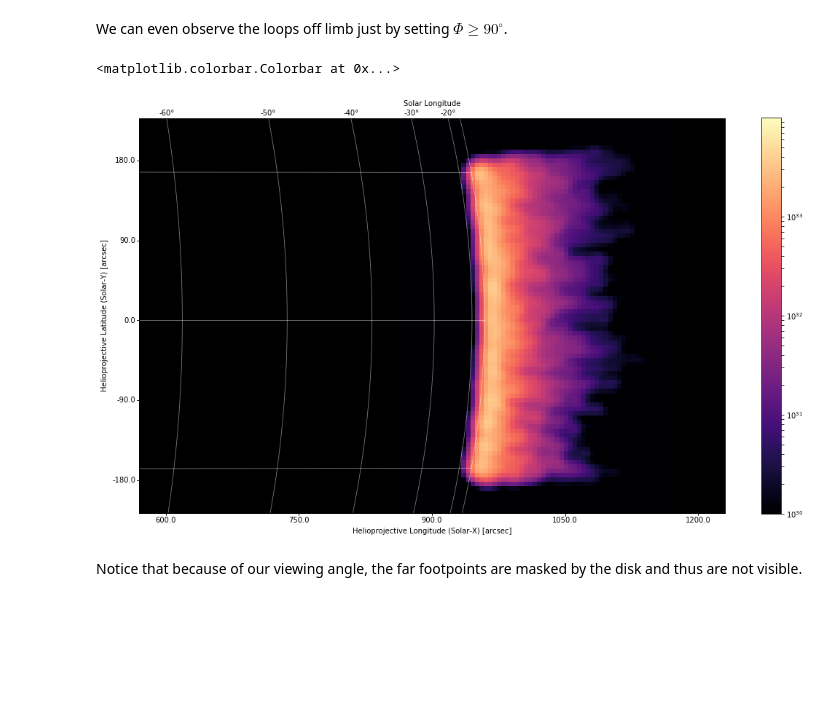
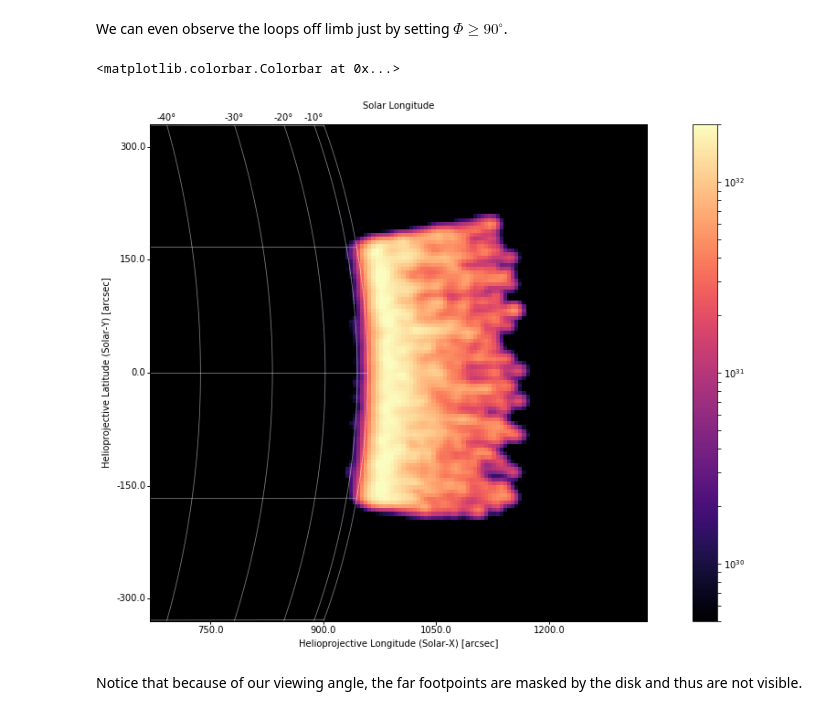
Before and after one commit to sunpy/sunpy.org, a Jupyter notebook: posts/2018/2018-07-21-coronal-loop-coordinates.ipynb, the cells around one changed output. Cells and saved outputs as stored; diff of their text form; code cells hidden in the pictures; blank space fills up the shorter version.

```diff
--- a/posts/2018/2018-07-21-coronal-loop-coordinates.ipynb
+++ b/posts/2018/2018-07-21-coronal-loop-coordinates.ipynb
@@ -256,10 +260,11 @@ def loop_arcade(n_loops, length_min=10*u.Mm, length_max=100*u.Mm, theta_min=-10*
     loops = [semi_circular_loop(l,theta0=th,) for l,th in zip(lengths,thetas)]
     # Get densities
     ## Choose heating rate, get T from RTV scaling laws
-    E = 5e-4*u.erg/(u.cm**3)/u.s
-    T = (1.83e3)*((5.09e4)**(-2/7))*E.value*(lengths.to(u.cm).value)**(2/21) * u.MK
-    density = np.hstack([isothermal_density(loop, length, T=t)
+    E = 1e-4*u.erg/(u.cm**3)/u.s
+    T = (1.83e3)*(E.value/5.09e4*(lengths.to(u.cm).value**2))**(2/7) * u.K
+    density = np.hstack([isothermal_density(loop, length, T=t.to(u.MK),n0=1e11/(u.cm**3))
                          for loop,length,t in zip(loops,lengths,T)])
+    density = u.Quantity(density.value,'cm^-3')
     # Stack coordinates
     lon = u.Quantity(np.hstack([l.lon.value for l in loops]),loops[0].lon.unit)
     lat = u.Quantity(np.hstack([l.lat.value for l in loops]),loops[0].lat.unit)
@@ -268,7 +273,7 @@ def loop_arcade(n_loops, length_min=10*u.Mm, length_max=100*u.Mm, theta_min=-10*
 
     return coords,density
 # %%
-coords,densities = loop_arcade(500,length_min=50*u.Mm,length_max=500*u.Mm,
+coords,densities = loop_arcade(1000,length_min=50*u.Mm,length_max=500*u.Mm,
                                theta_min=-10*u.deg,theta_max=10*u.deg,)
 # %% [markdown]
 Now that we've got the coordinates and densities for our arcade of loops, we need to bin them and convert them to a map. Let's write another function that just encapsulates all of the steps that we walked through in the previous section.
@@ -319,7 +324,7 @@ def arcade_to_map(coords,densities,observer):
         'crpix2': (bins_y.value + 1.0)/2.0,
     })
     plot_settings = {'cmap': 'magma','title':False,
-                     'norm': matplotlib.colors.SymLogNorm(1,vmin=1e30,vmax=1e34)}
+                     'norm': matplotlib.colors.SymLogNorm(1,vmin=5e29,vmax=2e32)}
     return GenericMap(hist,header,plot_settings=plot_settings)
 # %% [markdown]
 Let's start by observing our arcade with the same observer that we defined in the previous section.
@@ -391,7 +396,7 @@ fig.colorbar(im,ax=ax)
 # %% [markdown]
 We can even observe the loops off limb just by setting $\Phi\ge90^{\circ}$.
 # %%
-observer = SkyCoord(lon=-100*u.deg,
+observer = SkyCoord(lon=-90*u.deg,
                     lat=0*u.deg,
                     radius=const.au,
                     frame='heliographic_stonyhurst')
@@ -399,18 +404,18 @@ arcade_map = arcade_to_map(coords,densities,observer)
 # %%
 fig = plt.figure(figsize=(18,10))
 ax = fig.gca(projection=arcade_map)
 im = arcade_map.plot()
 arcade_map.draw_grid(grid_spacing=10*u.deg,color='w',axes=ax)
-ax.plot_coord(SkyCoord(600*u.arcsec,-200*u.arcsec,
+ax.plot_coord(SkyCoord(700*u.arcsec,-300*u.arcsec,
                        frame=arcade_map.coordinate_frame),color='w',alpha=0)
-ax.plot_coord(SkyCoord(1200*u.arcsec,200*u.arcsec,
+ax.plot_coord(SkyCoord(1300*u.arcsec,300*u.arcsec,
                        frame=arcade_map.coordinate_frame),color='w',alpha=0)
 ax.grid(alpha=0)
 ax.set_facecolor('k')
 fig.colorbar(im,ax=ax)
 # %% [output]
 <matplotlib.colorbar.Colorbar at 0x...>
-[figure, old version]
+[figure, new version]
 # %% [markdown]
 Notice that because of our viewing angle, the far footpoints are masked by the disk and thus are not visible.
 # %% [markdown]
```
Also changed, not shown: parts of 7 cells of this notebook.
